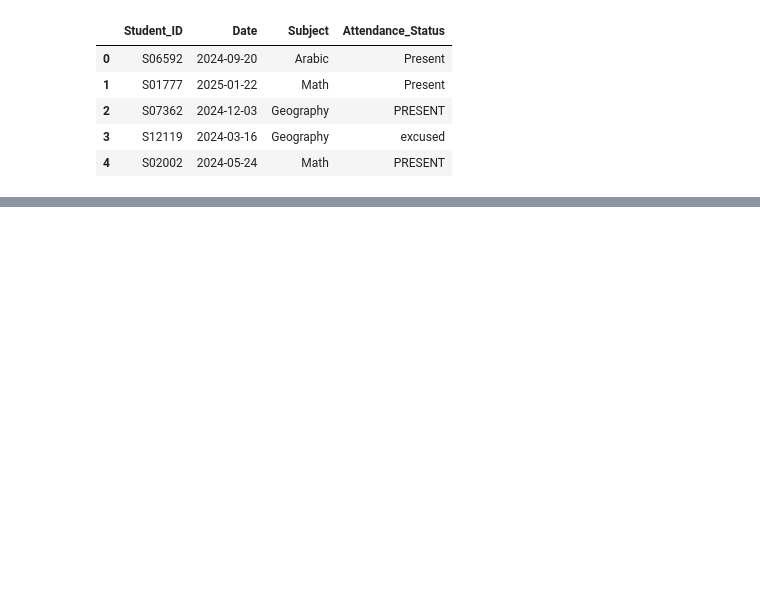
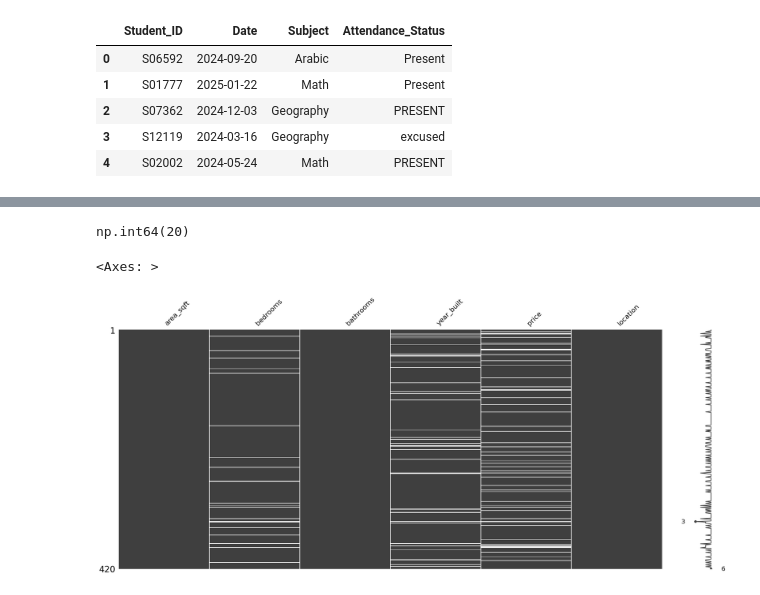
Before and after one commit to Static1016/Data-Cleaning-and-Quality-Analysis-Pipeline, a Jupyter notebook: notebook/exploration.ipynb, the cells around one changed output, grey strips where cells are left out. Drawn from its saved outputs; the diff is of its cells as text; code cells hidden in the pictures; blank space fills up the shorter version.

```diff
--- a/notebook/exploration.ipynb
+++ b/notebook/exploration.ipynb
@@ -13,0 +106,2 @@ df.head()
+# %%
+mh = pd.read_csv('../data/raw/messy_housing_data.csv')
@@ -13,0 +127,9 @@ df.head()
+# %%
+mh.duplicated().sum()
+# %% [output]
+np.int64(20)
+# %%
+msno.matrix(mh)
+# %% [output]
+<Axes: >
+[figure, added]
```
Also changed, not shown: parts of 15 cells of this notebook, 10 other files.
